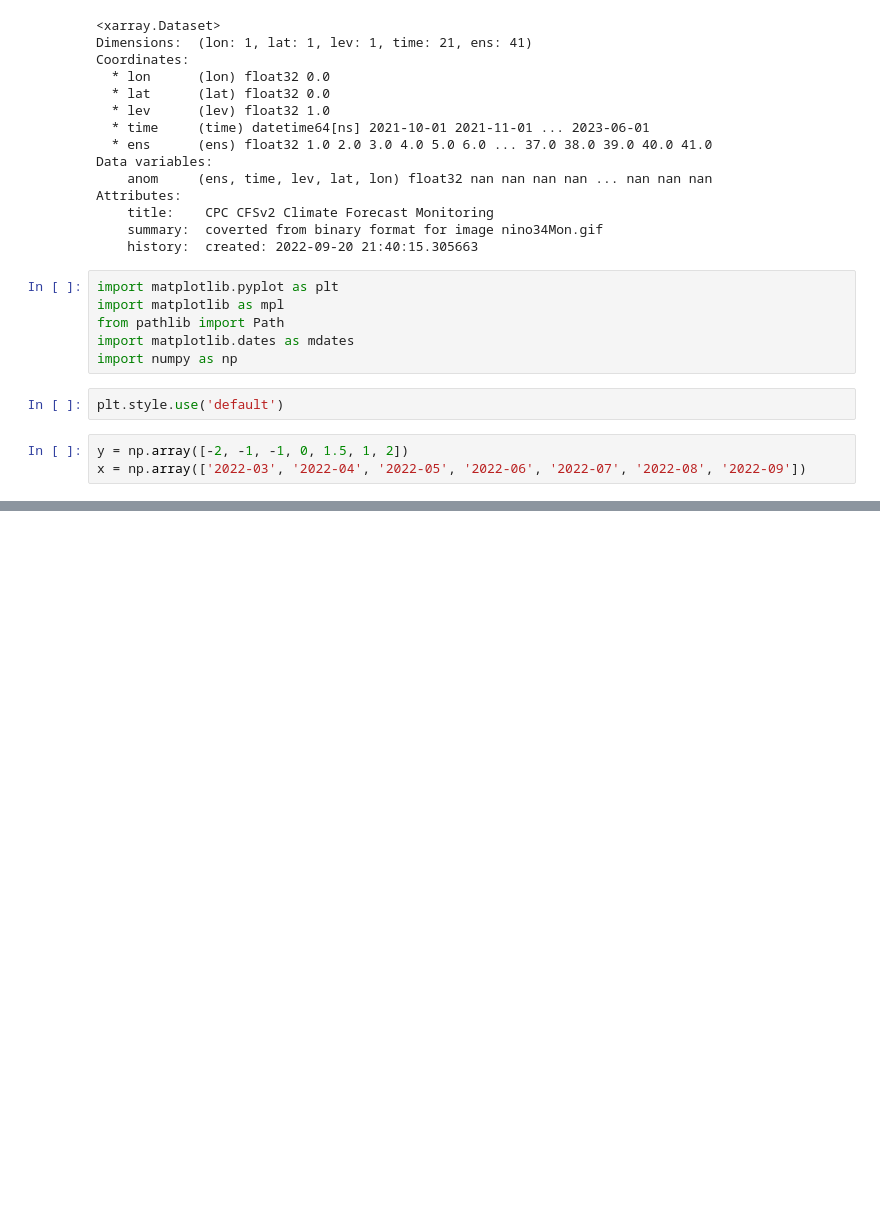
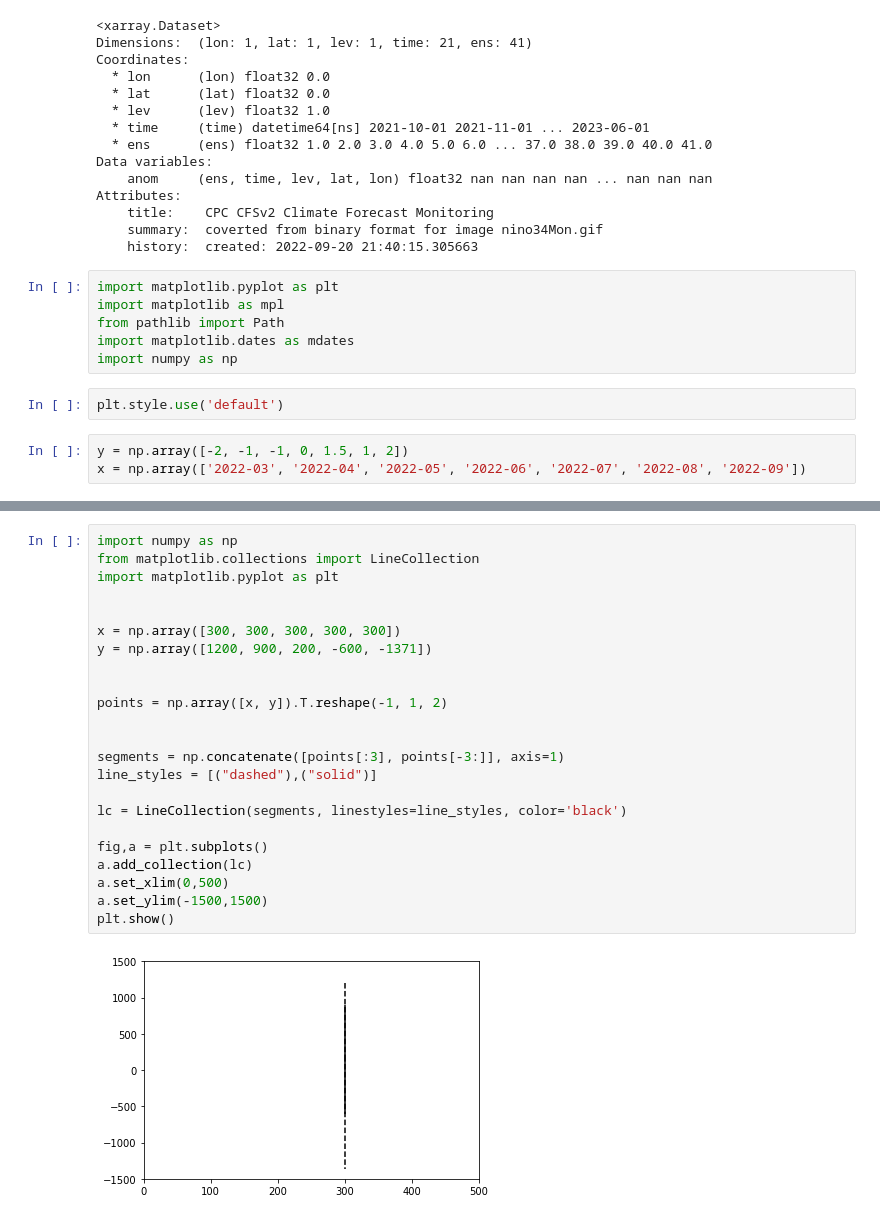
Before and after one commit to Ramonmurilo/cfs_plot_nino, a Jupyter notebook: teste.ipynb, the cells around one changed output, grey strips where cells are left out. Drawn from its saved outputs; the diff is of its cells as text; blank space fills up the shorter version.

```diff
--- a/teste.ipynb
+++ b/teste.ipynb
@@ -462 +462,26 @@ plt.ylim(-3.1, 3)
 [figure]
+# %%
+import numpy as np
+from matplotlib.collections import LineCollection
+import matplotlib.pyplot as plt
+
+
+x = np.array([300, 300, 300, 300, 300])
+y = np.array([1200, 900, 200, -600, -1371])
+
+
+points = np.array([x, y]).T.reshape(-1, 1, 2)
+
+
+segments = np.concatenate([points[:3], points[-3:]], axis=1)
+line_styles = [("dashed"),("solid")]
+
+lc = LineCollection(segments, linestyles=line_styles, color='black')
+
+fig,a = plt.subplots()
+a.add_collection(lc)
+a.set_xlim(0,500)
+a.set_ylim(-1500,1500)
+plt.show()
+# %% [output]
+[figure, added]
```
Also changed, not shown: parts of 4 cells of this notebook, 3 other files.
